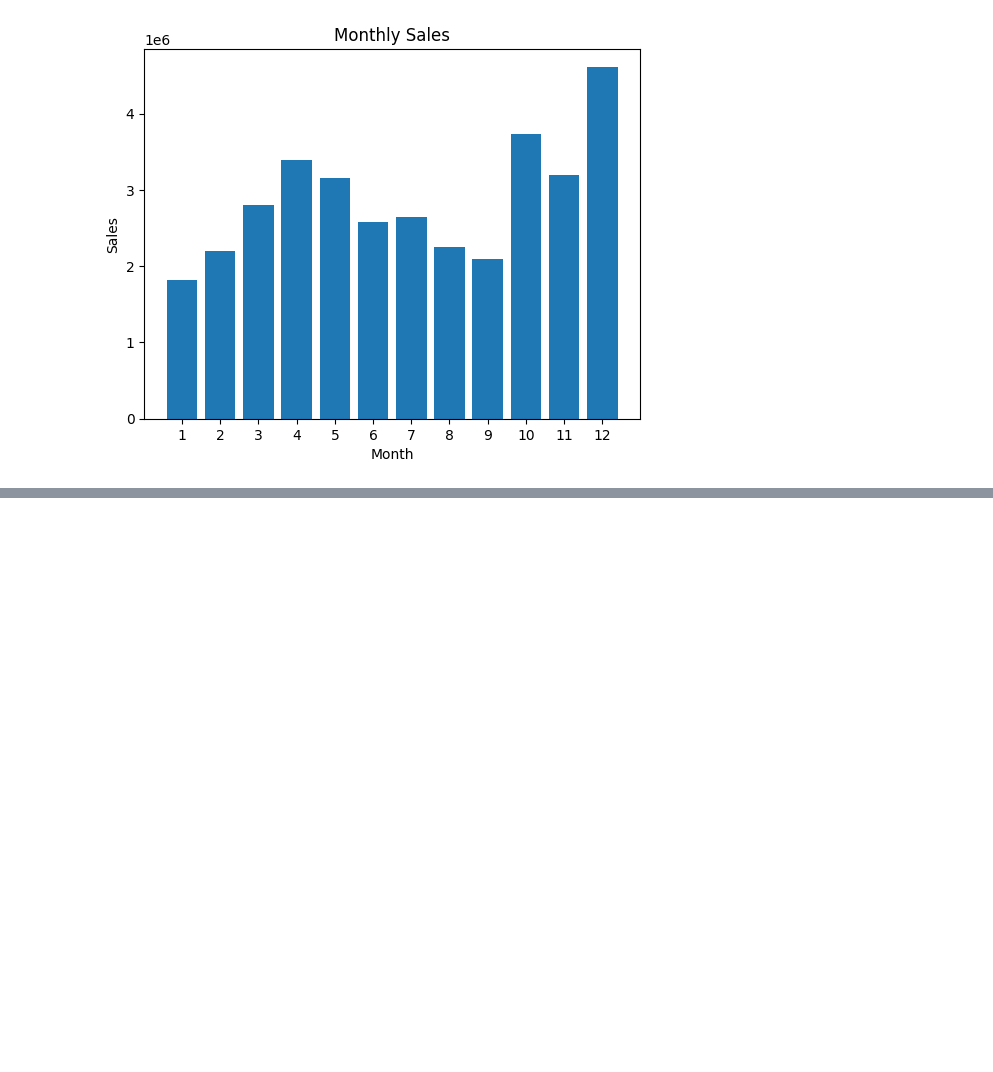
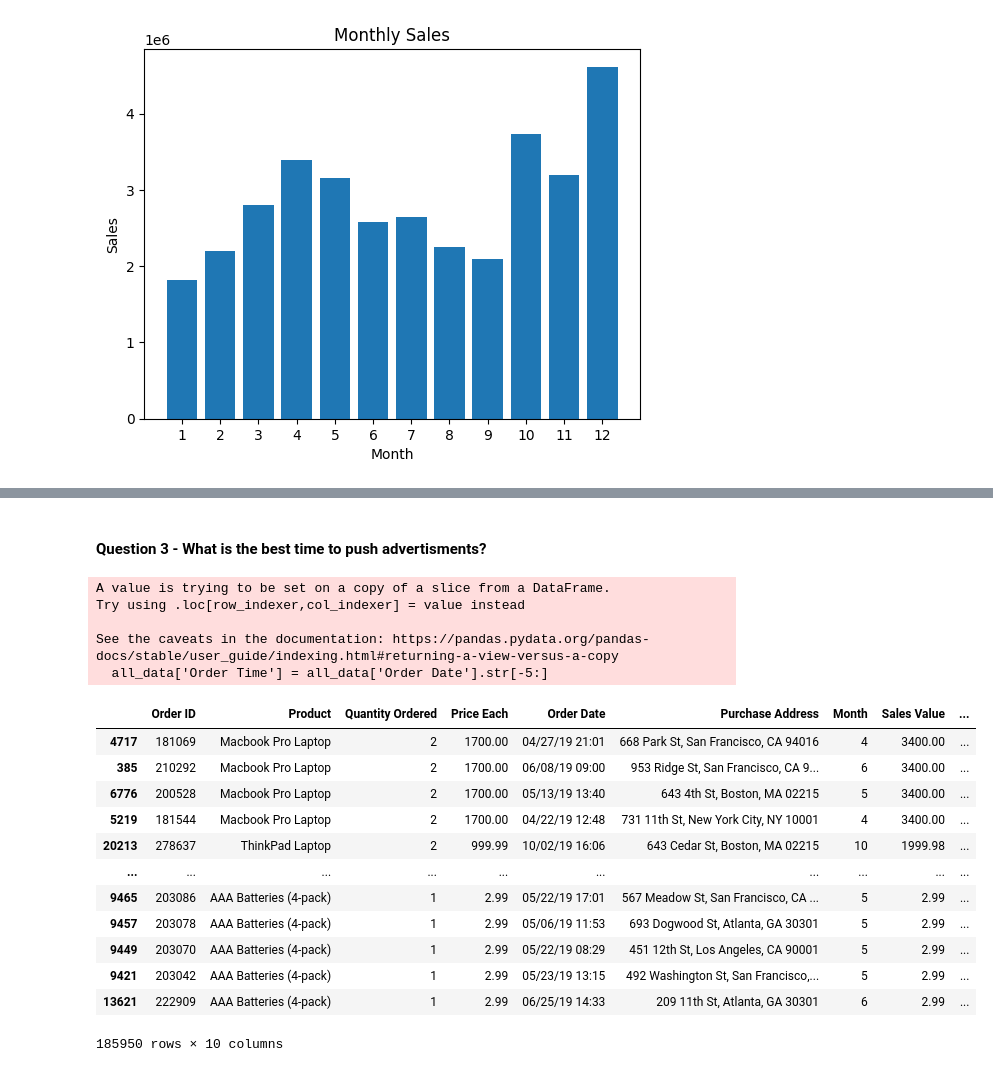
Before and after one commit to daveysull/Sales_Analysis, a Jupyter notebook: Sales_Analysis.ipynb, the cells around one changed output, grey strips where cells are left out. Cells and saved outputs as stored; diff of their text form; code cells hidden in the pictures; blank space fills up the shorter version.

```diff
--- a/Sales_Analysis.ipynb
+++ b/Sales_Analysis.ipynb
@@ -119,0 +178,28 @@ plt.show()
+# %% [markdown]
+#### Question 3 - What is the best time to push advertisments?
+# %%
+all_data['Order Time'] = all_data['Order Date'].str[-5:]
+# %% [output]
+A value is trying to be set on a copy of a slice from a DataFrame.
+Try using .loc[row_indexer,col_indexer] = value instead
+
+See the caveats in the documentation: https://pandas.pydata.org/pandas-docs/stable/user_guide/indexing.html#returning-a-view-versus-a-copy
+  all_data['Order Time'] = all_data['Order Date'].str[-5:]
+# %%
+# Make sure to assign variable, if not the sorting command doesn't always execute correctly
+sorted_sales = all_data.sort_values(by = 'Sales Value',ascending=False)
+sorted_sales
+# %% [output]
+|  | Order ID | Product | Quantity Ordered | Price Each | Order Date | Purchase Address | Month | Sales Value | ... |
+| 4717 | 181069 | Macbook Pro Laptop | 2 | 1700.00 | 04/27/19 21:01 | 668 Park St, San Francisco, CA 94016 | 4 | 3400.00 | ... |
+| 385 | 210292 | Macbook Pro Laptop | 2 | 1700.00 | 06/08/19 09:00 | 953 Ridge St, San Francisco, CA 9... | 6 | 3400.00 | ... |
+| 6776 | 200528 | Macbook Pro Laptop | 2 | 1700.00 | 05/13/19 13:40 | 643 4th St, Boston, MA 02215 | 5 | 3400.00 | ... |
+| 5219 | 181544 | Macbook Pro Laptop | 2 | 1700.00 | 04/22/19 12:48 | 731 11th St, New York City, NY 10001 | 4 | 3400.00 | ... |
+| 20213 | 278637 | ThinkPad Laptop | 2 | 999.99 | 10/02/19 16:06 | 643 Cedar St, Boston, MA 02215 | 10 | 1999.98 | ... |
+| ... | ... | ... | ... | ... | ... | ... | ... | ... | ... |
+| 9465 | 203086 | AAA Batteries (4-pack) | 1 | 2.99 | 05/22/19 17:01 | 567 Meadow St, San Francisco, CA ... | 5 | 2.99 | ... |
+| 9457 | 203078 | AAA Batteries (4-pack) | 1 | 2.99 | 05/06/19 11:53 | 693 Dogwood St, Atlanta, GA 30301 | 5 | 2.99 | ... |
+| 9449 | 203070 | AAA Batteries (4-pack) | 1 | 2.99 | 05/22/19 08:29 | 451 12th St, Los Angeles, CA 90001 | 5 | 2.99 | ... |
+| 9421 | 203042 | AAA Batteries (4-pack) | 1 | 2.99 | 05/23/19 13:15 | 492 Washington St, San Francisco,... | 5 | 2.99 | ... |
+| 13621 | 222909 | AAA Batteries (4-pack) | 1 | 2.99 | 06/25/19 14:33 | 209 11th St, Atlanta, GA 30301 | 6 | 2.99 | ... |
+185950 rows × 10 columns
```
Also changed, not shown: parts of 4 cells of this notebook.
